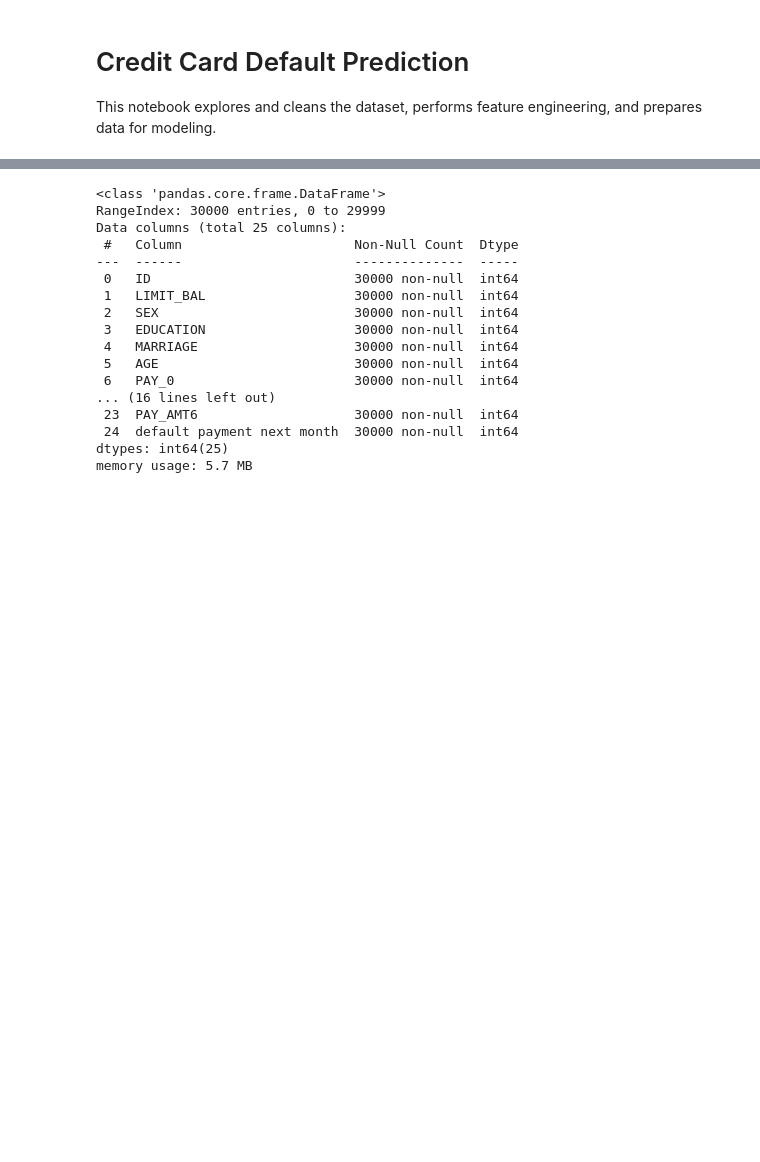
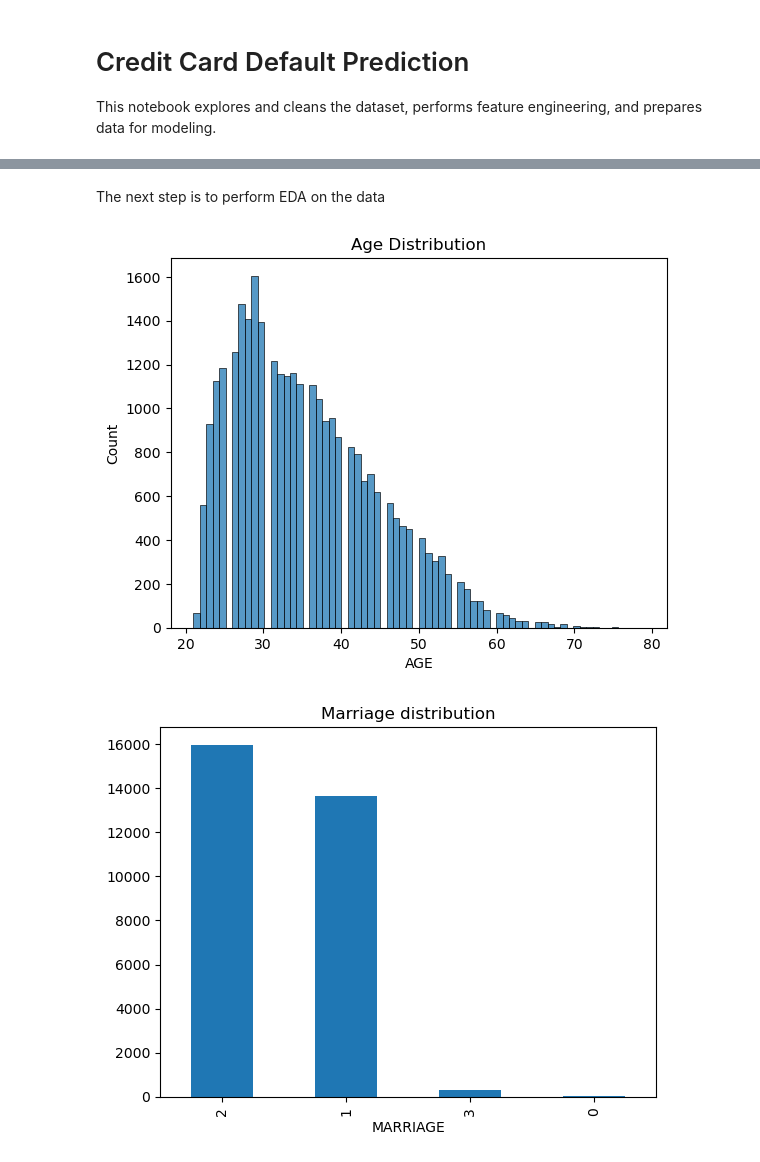
Before and after one commit to xblam/store_sales_predictions, a Jupyter notebook: notebooks/01_data_cleaning.ipynb, the cells around one changed output, grey strips where cells are left out. Saved outputs shown, nothing was run; the diff lists cells and outputs as text; code cells hidden in the pictures; blank space fills up the shorter version.

```diff
--- a/notebooks/01_data_cleaning.ipynb
+++ b/notebooks/01_data_cleaning.ipynb
@@ -51,19 +59,22 @@ df[df.isnull().any(axis=1)] # returns rows with at least one NAN
+# %% [markdown]
+The next step is to perform EDA on the data
 # %%
+import seaborn as sns
+import matplotlib.pyplot as plt
+
+# plot a histogram of the age distribution
+sns.histplot(df["AGE"])
+plt.title("Age Distribution")
+plt.show()
+
+df['MARRIAGE'].value_counts().plot(kind='bar')
+plt.title("Marriage distribution")
+plt.show()
+
+# see the sex distribution
+df["SEX"].value_counts().plot(kind="bar")
+plt.title("Sex Distribution")
+plt.show()
 # %% [output]
-<class 'pandas.core.frame.DataFrame'>
-RangeIndex: 30000 entries, 0 to 29999
-Data columns (total 25 columns):
- #   Column                      Non-Null Count  Dtype
----  ------                      --------------  -----
- 0   ID                          30000 non-null  int64
- 1   LIMIT_BAL                   30000 non-null  int64
- 2   SEX                         30000 non-null  int64
- 3   EDUCATION                   30000 non-null  int64
- 4   MARRIAGE                    30000 non-null  int64
- 5   AGE                         30000 non-null  int64
- 6   PAY_0                       30000 non-null  int64
-... (16 lines left out)
- 23  PAY_AMT6                    30000 non-null  int64
- 24  default payment next month  30000 non-null  int64
-dtypes: int64(25)
-memory usage: 5.7 MB
+[figure, added]
+[figure, added]
```
Also changed, not shown: parts of 6 cells of this notebook, 1 other file.
